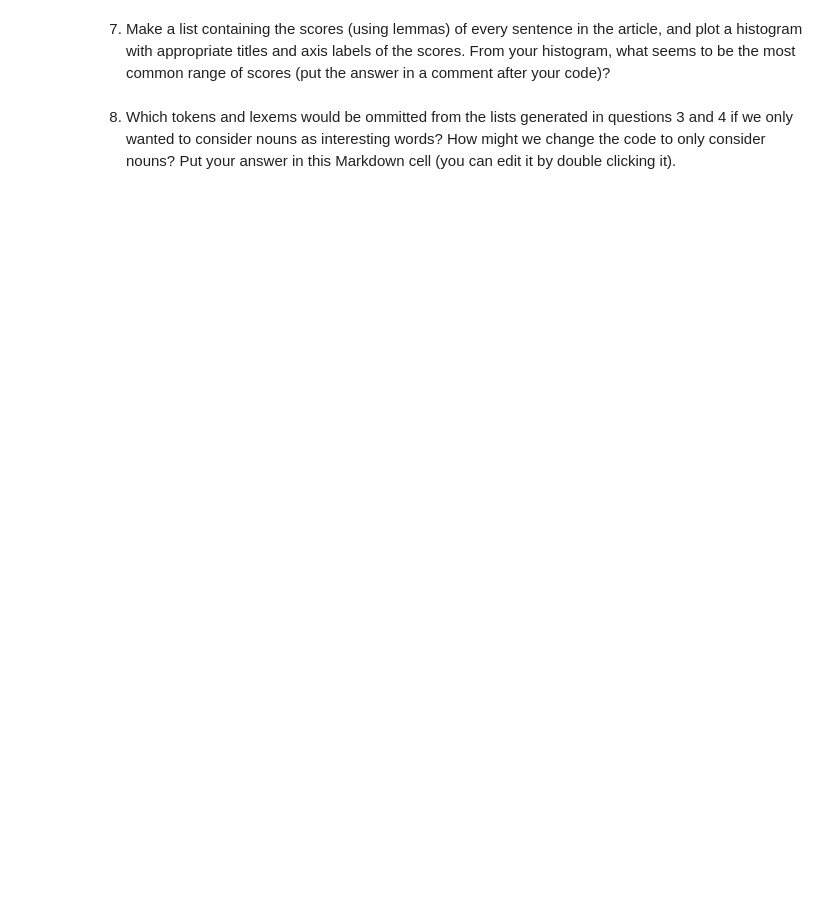
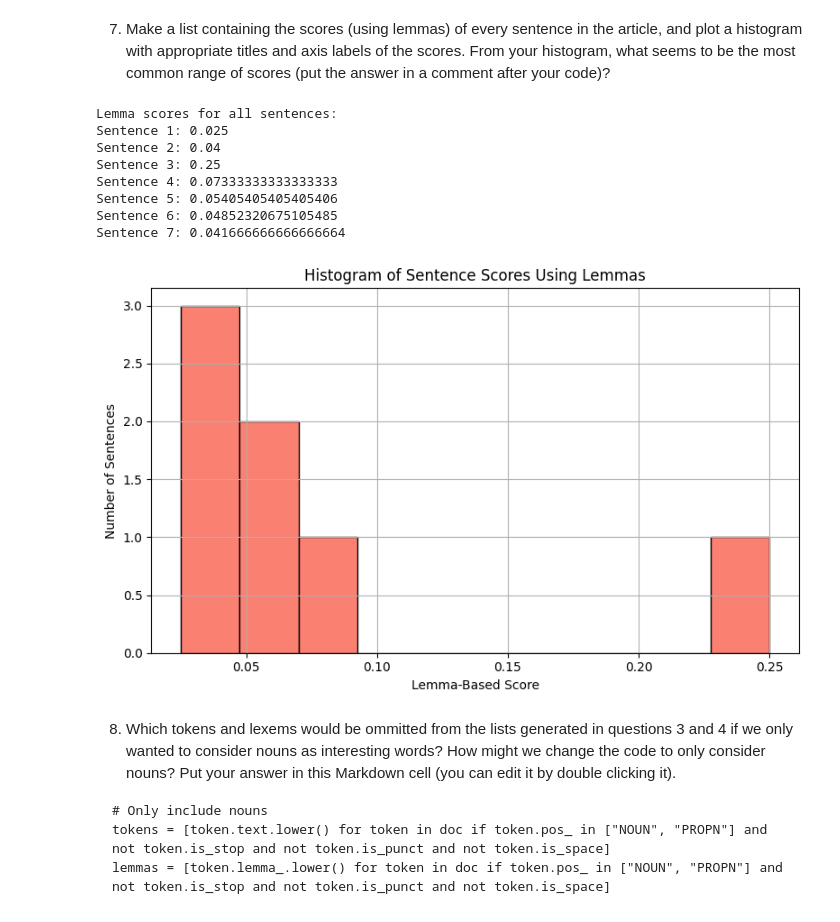
Before and after one commit to bjdawson23/620-mod6-web-scraping, a Jupyter notebook: web_scraping.ipynb, the cells around one changed output. Drawn from its saved outputs; the diff is of its cells as text; code cells hidden in the pictures; blank space fills up the shorter version.

```diff
--- a/web_scraping.ipynb
+++ b/web_scraping.ipynb
@@ -249,4 +243,56 @@ plt.show()
 # %% [markdown]
 7. Make a list containing the scores (using lemmas) of every sentence in the article, and plot a histogram with appropriate titles and axis labels of the scores.  From your histogram, what seems to be the most common range of scores (put the answer in a comment after your code)?
+# %%
+# Make a list containing the scores (using lemmas) of every sentence in the article, and plot a histogram with appropriate titles and axis labels of the scores.
+# Load the language model
+nlp = spacy.load("en_core_web_sm")
+
+# Lemma scoring function
+def score_sentence_by_lemma(sentence, interesting_lemmas):
+    doc = nlp(sentence)
+    total_tokens = len(doc)
+    count = sum(1 for token in doc if token.lemma_.lower() in interesting_lemmas)
+    return count / total_tokens if total_tokens > 0 else 0.0
+
+# Define lemmas of interest (use your most common lemmas from earlier)
+interesting_lemmas = ['laser', 'headlight', 'work', 'light', 'car']
+
+# Use spaCy to split sentences properly
+doc = nlp(article_text)
+sentences = [sent.text.strip() for sent in doc.sents]
+
+# Score all sentence by lemma
+lemma_scores = [score_sentence_by_lemma(sentence, interesting_lemmas) for sentence in sentences]
+# Print all lemma scores
+print('Lemma scores for all sentences:')
+for i, score in enumerate(lemma_scores):
+    print(f'Sentence {i+1}: {score}')
+# Plot histogram of all lemma scores for all sentences
+plt.figure(figsize=(8, 5))
+plt.hist(lemma_scores, bins=10, edgecolor='black', color='salmon')
+plt.xlabel('Lemma-Based Score')
+plt.ylabel('Number of Sentences')
+plt.title('Histogram of Sentence Scores Using Lemmas')
+plt.grid(True)
+plt.tight_layout()
+plt.show()
+
+# Most common range of scores: 0.0 to 0.1
+# %% [output]
+Lemma scores for all sentences:
+Sentence 1: 0.025
+Sentence 2: 0.04
+Sentence 3: 0.25
+Sentence 4: 0.07333333333333333
+Sentence 5: 0.05405405405405406
+Sentence 6: 0.04852320675105485
+Sentence 7: 0.041666666666666664
+[figure, added]
 # %% [markdown]
 8. Which tokens and lexems would be ommitted from the lists generated in questions 3 and 4 if we only wanted to consider nouns as interesting words?  How might we change the code to only consider nouns? Put your answer in this Markdown cell (you can edit it by double clicking it).
+
+~~~
+# Only include nouns
+tokens = [token.text.lower() for token in doc if token.pos_ in ["NOUN", "PROPN"] and not token.is_stop and not token.is_punct and not token.is_space]
+lemmas = [token.lemma_.lower() for token in doc if token.pos_ in ["NOUN", "PROPN"] and not token.is_stop and not token.is_punct and not token.is_space]
+~~~
```
Also changed, not shown: parts of 3 cells of this notebook, 2 other files.
